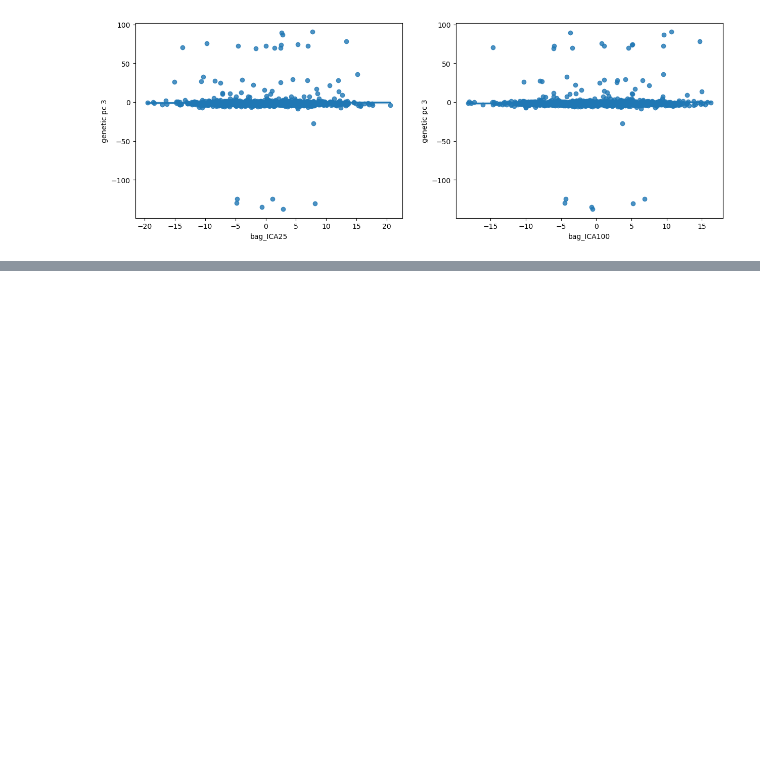
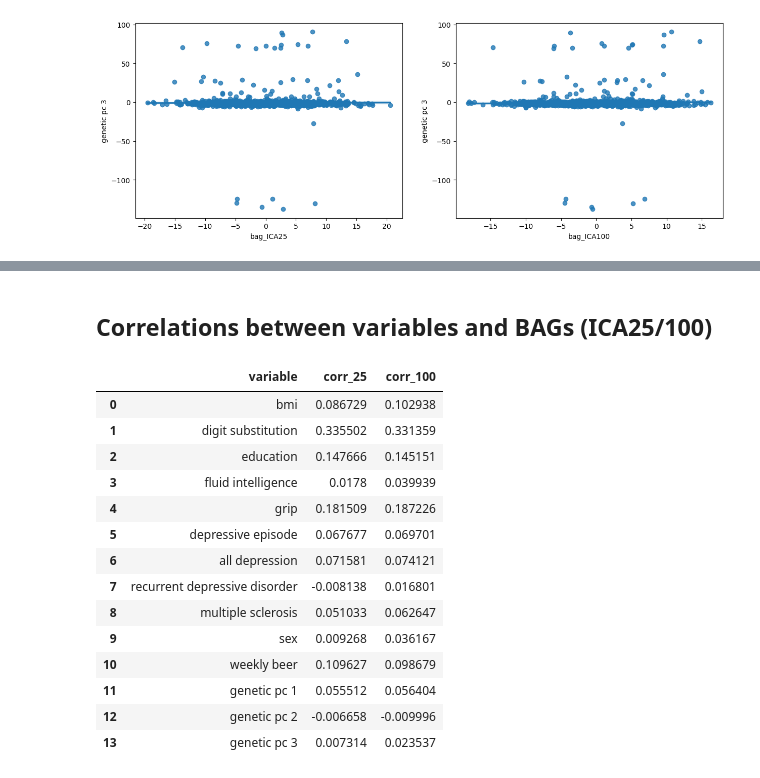
Before and after one commit to laura-riedel/IM, a Jupyter notebook: src/FinalModels/final_models_IM.ipynb, the cells around one changed output, grey strips where cells are left out. Drawn from its saved outputs; the diff is of its cells as text; code cells hidden in the pictures; blank space fills up the shorter version.

```diff
--- a/src/FinalModels/final_models_IM.ipynb
+++ b/src/FinalModels/final_models_IM.ipynb
@@ -307,0 +329,27 @@ for column in data_overview.columns[4:18]:
+# %% [markdown]
+## Correlations between variables and BAGs (ICA25/100)
+# %%
+correlations_df = pd.DataFrame(columns=['variable','corr_25','corr_100'])
+idx = 0
+for column in data_overview.columns[4:18]:
+    correlations_df.loc[idx,'variable'] = column
+    correlations_df.loc[idx,'corr_25'] = data_overview['bag_ICA25'].corr(data_overview[column])
+    correlations_df.loc[idx,'corr_100'] = data_overview['bag_ICA100'].corr(data_overview[column])
+    idx += 1
+correlations_df
+# %% [output]
+|  | variable | corr_25 | corr_100 |
+| 0 | bmi | 0.086729 | 0.102938 |
+| 1 | digit substitution | 0.335502 | 0.331359 |
+| 2 | education | 0.147666 | 0.145151 |
+| 3 | fluid intelligence | 0.0178 | 0.039939 |
+| 4 | grip | 0.181509 | 0.187226 |
+| 5 | depressive episode | 0.067677 | 0.069701 |
+| 6 | all depression | 0.071581 | 0.074121 |
+| 7 | recurrent depressive disorder | -0.008138 | 0.016801 |
+| 8 | multiple sclerosis | 0.051033 | 0.062647 |
+| 9 | sex | 0.009268 | 0.036167 |
+| 10 | weekly beer | 0.109627 | 0.098679 |
+| 11 | genetic pc 1 | 0.055512 | 0.056404 |
+| 12 | genetic pc 2 | -0.006658 | -0.009996 |
+| 13 | genetic pc 3 | 0.007314 | 0.023537 |
```
Also changed, not shown: parts of 1 cell of this notebook.
